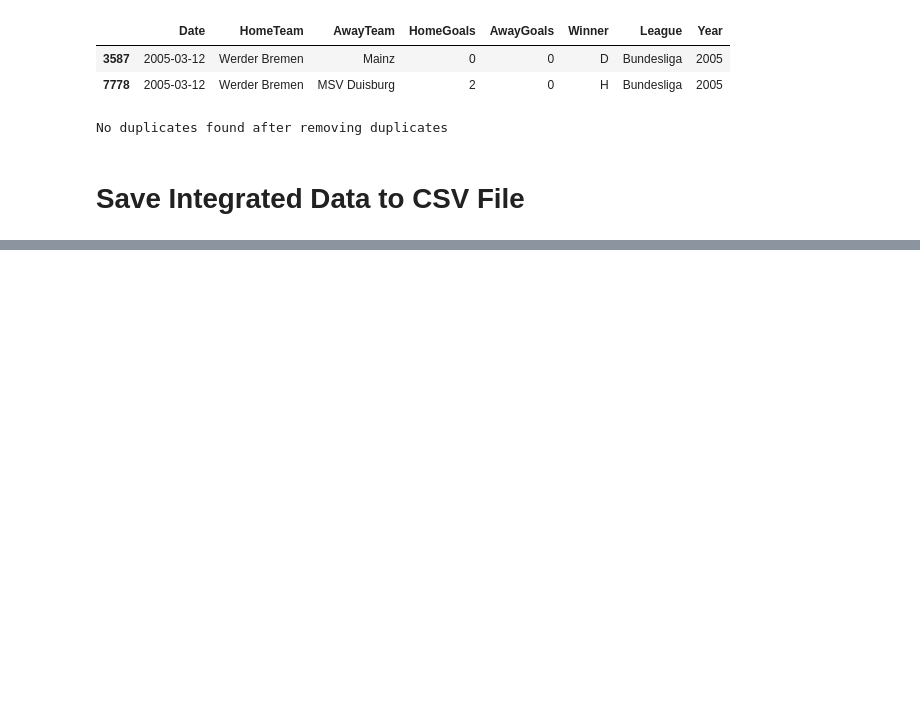
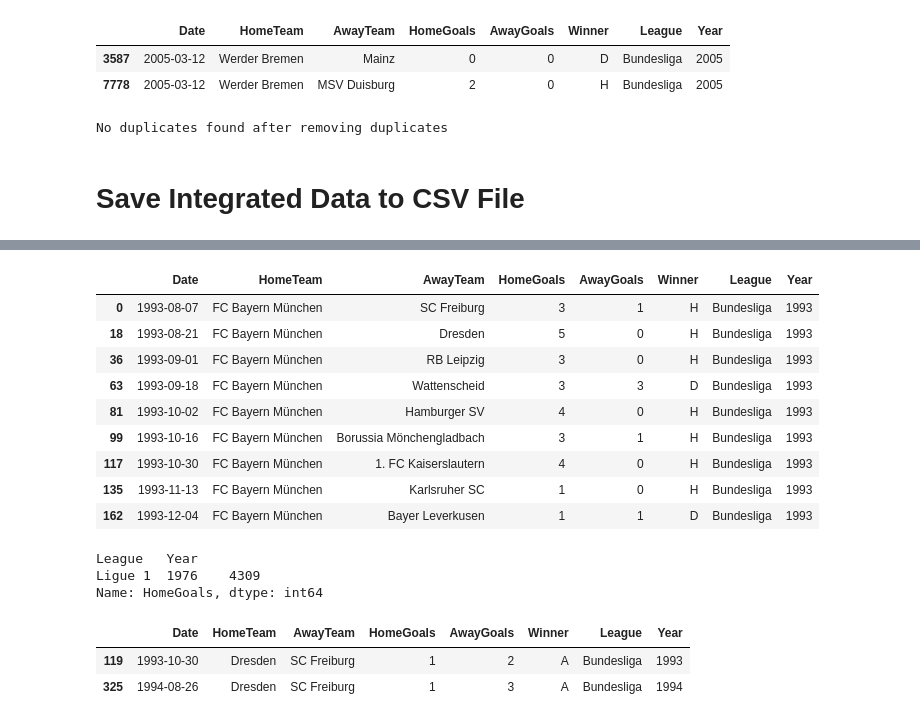
Before and after one commit to yasser-sulaiman/info-Int, a Jupyter notebook: Project.ipynb, the cells around one changed output, grey strips where cells are left out. Saved outputs shown, nothing was run; the diff lists cells and outputs as text; code cells hidden in the pictures; blank space fills up the shorter version.

```diff
--- a/Project.ipynb
+++ b/Project.ipynb
@@ -386,0 +405,30 @@ data_no_duplicates.to_csv(file_path, index=False)
+# %%
+data.query("HomeTeam=='FC Bayern München' & Year==1993")
+# %% [output]
+|  | Date | HomeTeam | AwayTeam | HomeGoals | AwayGoals | Winner | League | Year |
+| 0 | 1993-08-07 | FC Bayern München | SC Freiburg | 3 | 1 | H | Bundesliga | 1993 |
+| 18 | 1993-08-21 | FC Bayern München | Dresden | 5 | 0 | H | Bundesliga | 1993 |
+| 36 | 1993-09-01 | FC Bayern München | RB Leipzig | 3 | 0 | H | Bundesliga | 1993 |
+| 63 | 1993-09-18 | FC Bayern München | Wattenscheid | 3 | 3 | D | Bundesliga | 1993 |
+| 81 | 1993-10-02 | FC Bayern München | Hamburger SV | 4 | 0 | H | Bundesliga | 1993 |
+| 99 | 1993-10-16 | FC Bayern München | Borussia Mönchengladbach | 3 | 1 | H | Bundesliga | 1993 |
+| 117 | 1993-10-30 | FC Bayern München | 1. FC Kaiserslautern | 4 | 0 | H | Bundesliga | 1993 |
+| 135 | 1993-11-13 | FC Bayern München | Karlsruher SC | 1 | 0 | H | Bundesliga | 1993 |
+| 162 | 1993-12-04 | FC Bayern München | Bayer Leverkusen | 1 | 1 | D | Bundesliga | 1993 |
+# %%
+data.query("League=='Bundesliga' & Year==1993")
+data.query("HomeTeam=='Dresden' & AwayTeam=='SC Freiburg'")
+# get max goals scored by a team in a season and the team name
+data.groupby(['HomeTeam', 'Year'])['HomeGoals'].sum().sort_values(ascending=False).head(1)
+# get max goals scored in a league in a season and the league name
+data.groupby(['League', 'Year'])['HomeGoals'].sum().sort_values(ascending=False).head(1)
+# %% [output]
+League   Year
+Ligue 1  1976    4309
+Name: HomeGoals, dtype: int64
+# %%
+data.query("HomeTeam=='Dresden' & AwayTeam=='SC Freiburg'")
+# %% [output]
+|  | Date | HomeTeam | AwayTeam | HomeGoals | AwayGoals | Winner | League | Year |
+| 119 | 1993-10-30 | Dresden | SC Freiburg | 1 | 2 | A | Bundesliga | 1993 |
+| 325 | 1994-08-26 | Dresden | SC Freiburg | 1 | 3 | A | Bundesliga | 1994 |
```
Also changed, not shown: parts of 2 cells of this notebook, 1 other file.
